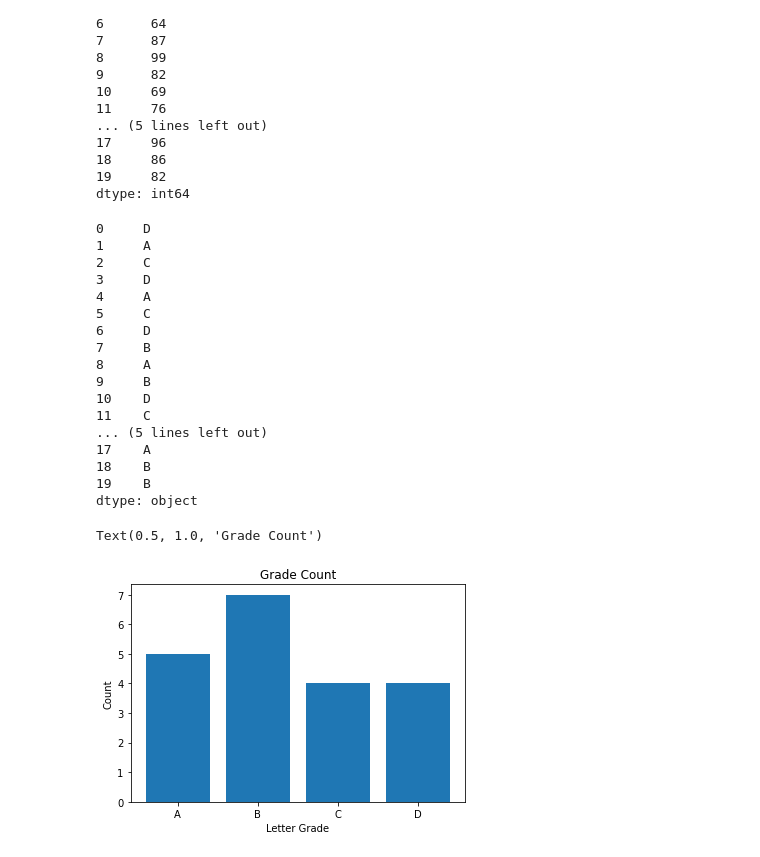
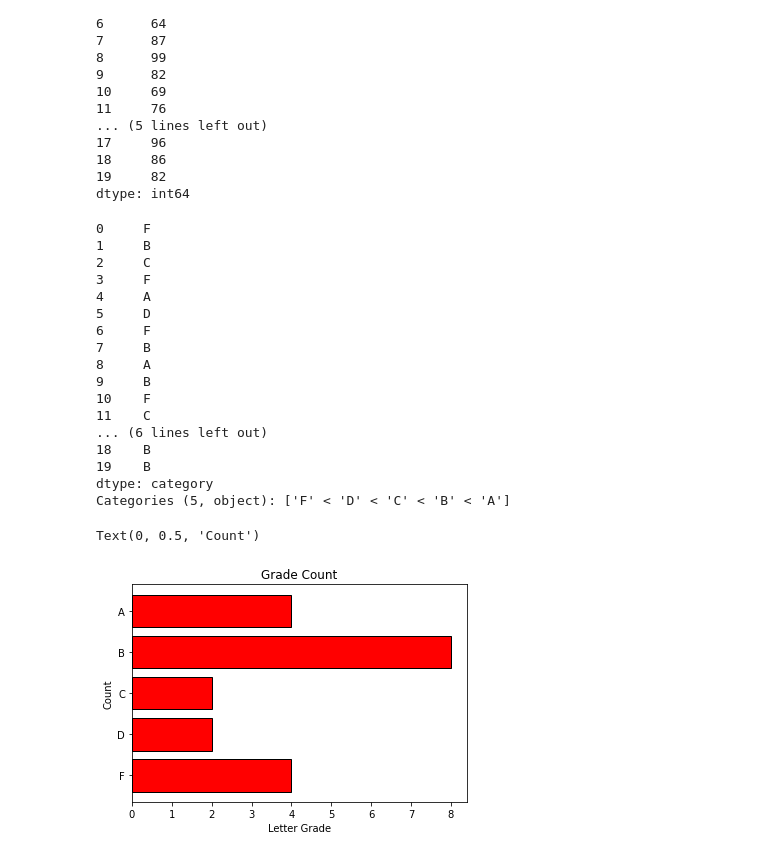
Before and after one commit to lupeluna/numpy-pandas-visualization-exercises, a Jupyter notebook: pandas_series.ipynb, the cells around one changed output. Saved outputs shown, nothing was run; the diff lists cells and outputs as text; code cells hidden in the pictures.

```diff
--- a/pandas_series.ipynb
+++ b/pandas_series.ipynb
@@ -540,46 +529,54 @@ dtype: int64
 # value of letter grades. For example, 86 should be a 'B' and 95 should be an 'A'. Save this as a Series
 # named letter_grades.
 # %%
-def grade_letter(x):
-    if x <= 100:
-        grade = 'A'
-    if x < 90:
-        grade = 'B'
-    if x < 80:
-        grade = 'C'
-    if x < 70:
-        grade = 'D'
-    if x < 60:
-        grade = 'F'
-    return grade
-letter_grades = curved_grades.apply(grade_letter)
-letter_grades
+# def grade_letter(x):
+#     if x <= 100:
+#         grade = 'A'
+#     if x < 89:
+#         grade = 'B'
+#     if x < 79:
+#         grade = 'C'
+#     if x < 69:
+#         grade = 'D'
+#     if x < 59:
+#         grade = 'F'
+#     return grade
+# letter_grades = curved_grades.apply(grade_letter)
+# letter_grades
+
+
+bin_edges = [0, 70, 75, 80, 90, 101]
+bin_labels = ['F', 'D', 'C', 'B', 'A']
+
+grade_letter = pd.cut(curved_grades, bins=bin_edges, labels=bin_labels)
+grade_letter
 # %% [output]
-0     D
-1     A
+0     F
+1     B
 2     C
-3     D
+3     F
 4     A
-5     C
-6     D
+5     D
+6     F
 7     B
 8     A
 9     B
-10    D
+10    F
 11    C
-... (5 lines left out)
-17    A
+... (6 lines left out)
 18    B
 19    B
-dtype: object
+dtype: category
+Categories (5, object): ['F' < 'D' < 'C' < 'B' < 'A']
 # %%
 # 6. Plot your new categorical letter_grades Series in a meaninful way and include a title and axis labels.
 # %%
-grade_counts = letter_grades.value_counts().sort_index()
-plt.bar(grade_counts.index, grade_counts)
+grade_letter.value_counts().sort_index().plot.barh(color = 'r',
+                                                  ec = 'black',
+                                                  width = .8)
+plt.title('Grade Count')
 plt.xlabel('Letter Grade')
 plt.ylabel('Count')
-plt.title('Grade Count')
 # %% [output]
-Text(0.5, 1.0, 'Grade Count')
+Text(0, 0.5, 'Count')
-[figure, old version]
+[figure, new version]
```
Also changed, not shown: parts of 16 cells of this notebook.
